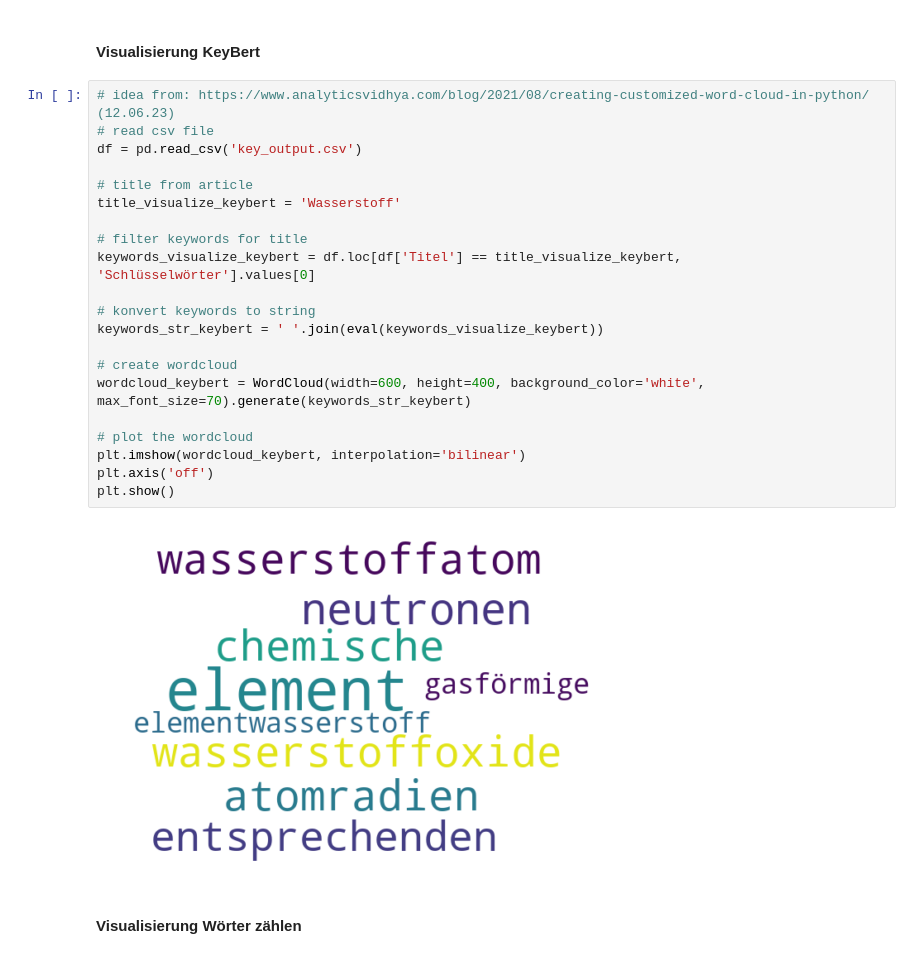
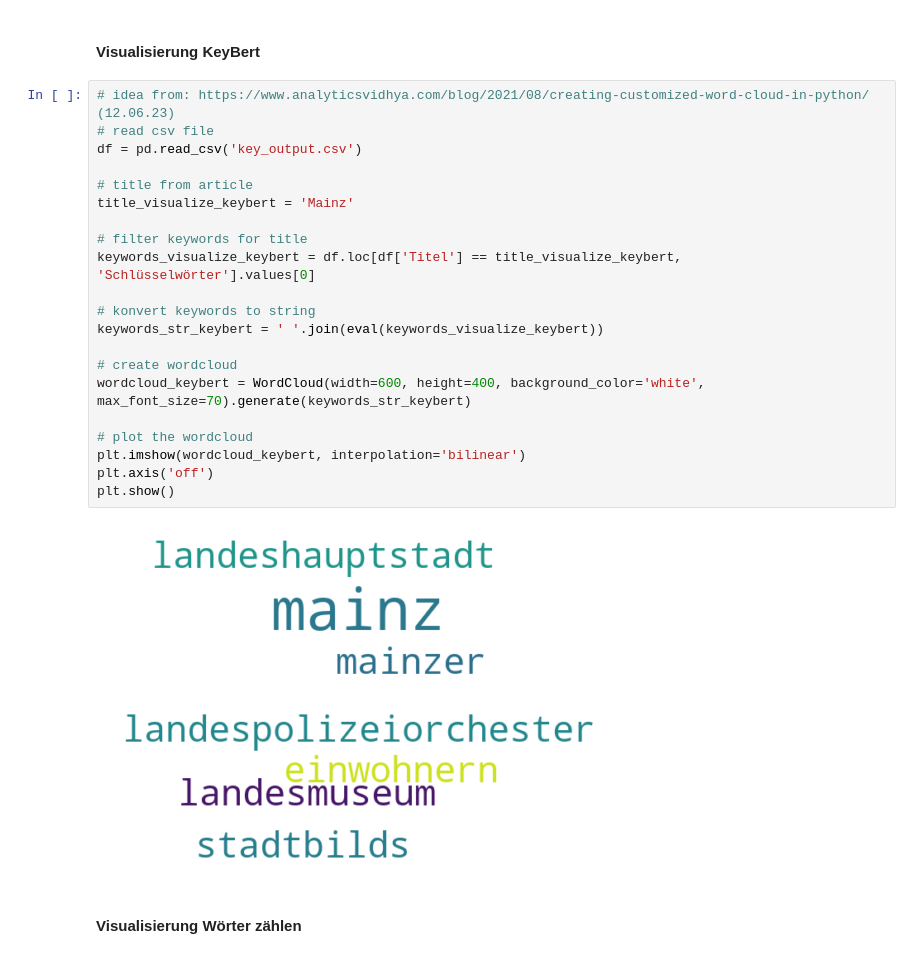
Before and after one commit to sobu02/Forschungsseminar, a Jupyter notebook: keywords.ipynb, the cells around one changed output. Saved outputs shown, nothing was run; the diff lists cells and outputs as text.

```diff
--- a/keywords.ipynb
+++ b/keywords.ipynb
@@ -530,26 +542,26 @@ Die beschriebene Wortwolke nutzt die Schlüsselwörter des KeyBert-Modells. Um z
 # %%
 # idea from: https://www.analyticsvidhya.com/blog/2021/08/creating-customized-word-cloud-in-python/ (12.06.23)
 # read csv file
 df = pd.read_csv('key_output.csv')
 
 # title from article
-title_visualize_keybert = 'Wasserstoff'
+title_visualize_keybert = 'Mainz'
 
 # filter keywords for title
 keywords_visualize_keybert = df.loc[df['Titel'] == title_visualize_keybert, 'Schlüsselwörter'].values[0]
 
 # konvert keywords to string
 keywords_str_keybert = ' '.join(eval(keywords_visualize_keybert))
 
 # create wordcloud
 wordcloud_keybert = WordCloud(width=600, height=400, background_color='white', max_font_size=70).generate(keywords_str_keybert)
 
 # plot the wordcloud
 plt.imshow(wordcloud_keybert, interpolation='bilinear')
 plt.axis('off')
 plt.show()
 # %% [output]
-[figure, old version]
+[figure, new version]
 # %% [markdown]
 #### Visualisierung Wörter zählen
 # %%
```
Also changed, not shown: parts of 32 cells of this notebook, 1 other file.
